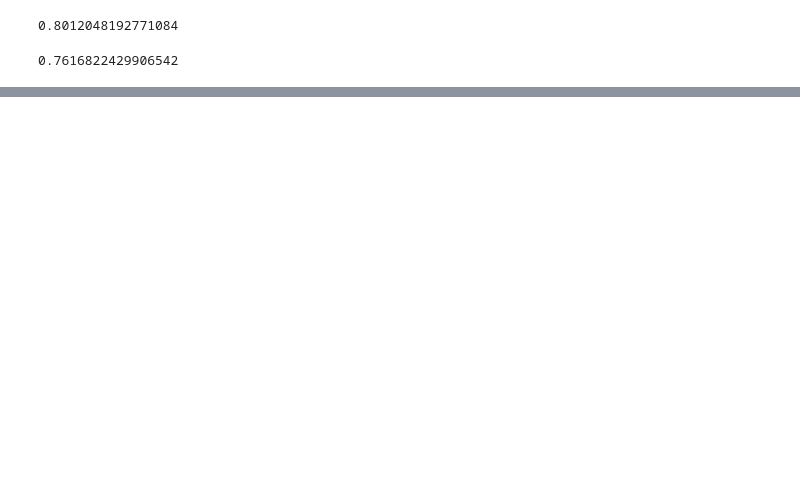
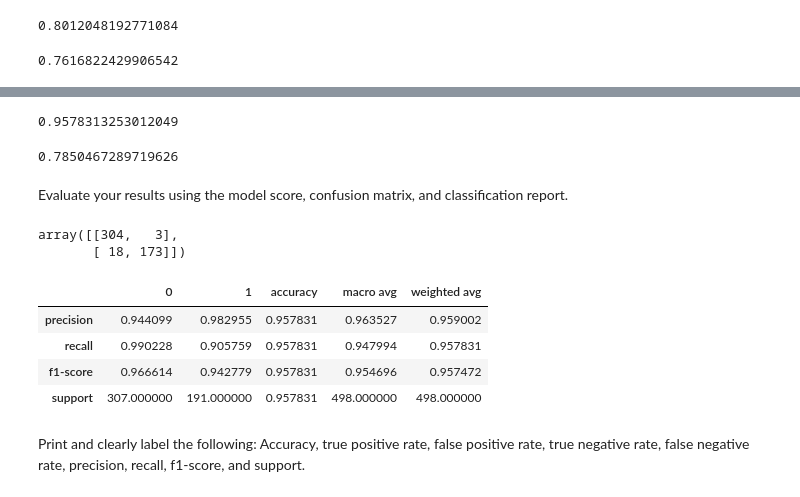
Before and after one commit to DHILL2123/Classification-Exercises, a Jupyter notebook: decision_tree & random_forest.ipynb, the cells around one changed output, grey strips where cells are left out. Cells and saved outputs as stored; diff of their text form; code cells hidden in the pictures; blank space fills up the shorter version.

```diff
--- a/decision_tree & random_forest.ipynb
+++ b/decision_tree & random_forest.ipynb
@@ -426,0 +457,22 @@ array=[1. 0. 0. 0. 0. 0. 1. 0. 1. 0. 0. 1. 1. 0. 0. 0. 0. 1. 1. 0. 0. 0. 1. 0.
+# %%
+from sklearn.ensemble import RandomForestClassifier
+
+# make the thing
+rf = RandomForestClassifier(min_samples_leaf=1,
+                            max_depth=10,
+                            random_state=1349)
+# fit the thing
+# remember only ever call fit on train data!!
+# !!
+rf.fit(train[X_cols], train[Y_cols])
+# use the thing!
+rf_0_preds = rf.predict(train[X_cols])
+rf.score(train[X_cols], train[Y_cols])
+# %% [output]
+0.9578313253012049
+# %%
+rf.score(X_val, Y_val)
+# %% [output]
+0.7850467289719626
+# %% [markdown]
+Evaluate your results using the model score, confusion matrix, and classification report.
@@ -426,0 +481,19 @@ array=[1. 0. 0. 0. 0. 0. 1. 0. 1. 0. 0. 1. 1. 0. 0. 0. 0. 1. 1. 0. 0. 0. 1. 0.
+# %%
+conf_rf
+# %% [output]
+array([[304,   3],
+       [ 18, 173]])
+# %%
+pd.DataFrame(
+    classification_report(
+        train[Y_cols],
+        rf_0_preds,
+        output_dict=True) )
+# %% [output]
+|  | 0 | 1 | accuracy | macro avg | weighted avg |
+| precision | 0.944099 | 0.982955 | 0.957831 | 0.963527 | 0.959002 |
+| recall | 0.990228 | 0.905759 | 0.957831 | 0.947994 | 0.957831 |
+| f1-score | 0.966614 | 0.942779 | 0.957831 | 0.954696 | 0.957472 |
+| support | 307.000000 | 191.000000 | 0.957831 | 498.000000 | 498.000000 |
+# %% [markdown]
+Print and clearly label the following: Accuracy, true positive rate, false positive rate, true negative rate, false negative rate, precision, recall, f1-score, and support.
```
Also changed, not shown: parts of 40 cells of this notebook, 1 other file.
